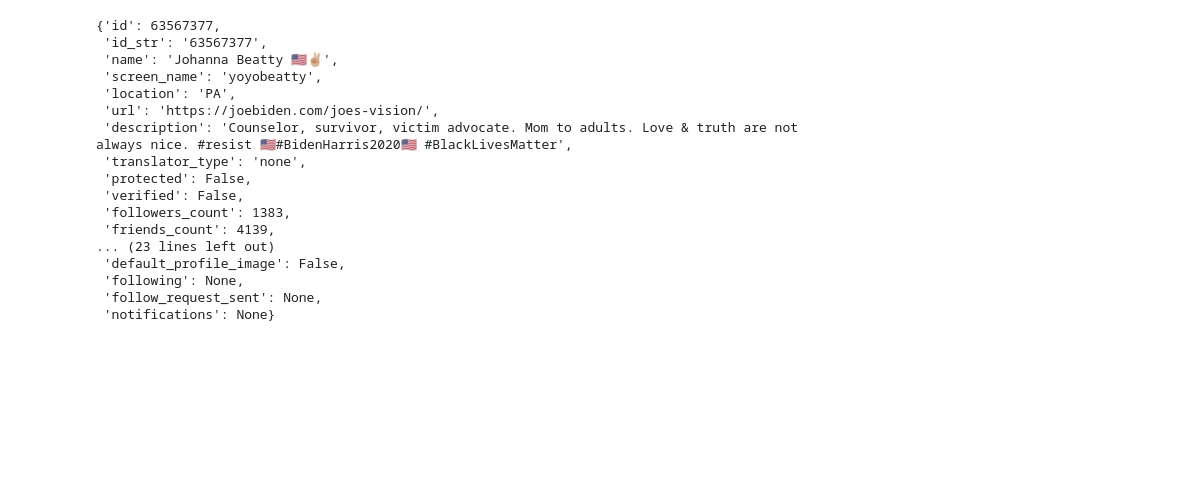
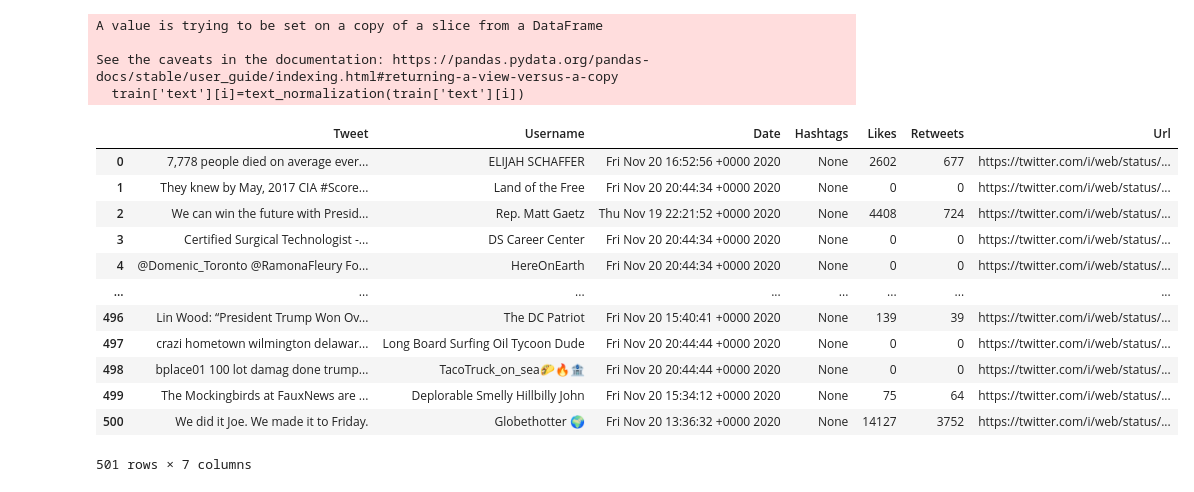
Before and after one commit to JianChen-IT/IR_Final_Project, a Jupyter notebook: IR_Final_Project.ipynb, the cells around one changed output. Saved outputs shown, nothing was run; the diff lists cells and outputs as text; code cells hidden in the pictures; blank space fills up the shorter version.

Commit message:
normalization and creation of database done

```diff
--- a/IR_Final_Project.ipynb
+++ b/IR_Final_Project.ipynb
@@ -179,21 +142,0 @@ def remove_stop_words(text: str) -> None:
-# %%
-
-train['user'][0]
-# %% [output]
-{'id': 63567377,
- 'id_str': '63567377',
- 'name': 'Johanna Beatty 🇺🇸✌🏼',
- 'screen_name': 'yoyobeatty',
- 'location': 'PA',
- 'url': 'https://joebiden.com/joes-vision/',
- 'description': 'Counselor, survivor, victim advocate. Mom to adults. Love & truth are not always nice. #resist 🇺🇸#BidenHarris2020🇺🇸 #BlackLivesMatter',
- 'translator_type': 'none',
- 'protected': False,
- 'verified': False,
- 'followers_count': 1383,
- 'friends_count': 4139,
-... (23 lines left out)
- 'default_profile_image': False,
- 'following': None,
- 'follow_request_sent': None,
- 'notifications': None}
@@ -199,0 +250,10 @@ train['user'][0]
+# %%
+for i in range(len(train)):
+    train['text'][i]=text_normalization(train['text'][i])
+
+train=remove_unnecessary_columns(train)
+# %% [output]
+A value is trying to be set on a copy of a slice from a DataFrame
+
+See the caveats in the documentation: https://pandas.pydata.org/pandas-docs/stable/user_guide/indexing.html#returning-a-view-versus-a-copy
+  train['text'][i]=text_normalization(train['text'][i])
@@ -200 +271,23 @@ train['user'][0]
+# %%
+# coger screen_name, followers_count, friends_count, favorite_count
+#  Tweet	| Username | Date | Hashtags | Likes | Retweets | Url
+
+train.iloc[0]['extended_tweet']
+#data['entities'][tweet]['urls']['expanded_tweet']
+get_tweet_data(train)
+#train
+# %% [output]
+|  | Tweet | Username | Date | Hashtags | Likes | Retweets | Url |
+| 0 | 7,778 people died on average ever... | ELIJAH SCHAFFER | Fri Nov 20 16:52:56 +0000 2020 | None | 2602 | 677 | https://twitter.com/i/web/status/... |
+| 1 | They knew by May, 2017 CIA #Score... | Land of the Free | Fri Nov 20 20:44:34 +0000 2020 | None | 0 | 0 | https://twitter.com/i/web/status/... |
+| 2 | We can win the future with Presid... | Rep. Matt Gaetz | Thu Nov 19 22:21:52 +0000 2020 | None | 4408 | 724 | https://twitter.com/i/web/status/... |
+| 3 | Certified Surgical Technologist -... | DS Career Center | Fri Nov 20 20:44:34 +0000 2020 | None | 0 | 0 | https://twitter.com/i/web/status/... |
+| 4 | @Domenic_Toronto @RamonaFleury Fo... | HereOnEarth | Fri Nov 20 20:44:34 +0000 2020 | None | 0 | 0 | https://twitter.com/i/web/status/... |
+| ... | ... | ... | ... | ... | ... | ... | ... |
+| 496 | Lin Wood: “President Trump Won Ov... | The DC Patriot | Fri Nov 20 15:40:41 +0000 2020 | None | 139 | 39 | https://twitter.com/i/web/status/... |
+| 497 | crazi hometown wilmington delawar... | Long Board Surfing Oil Tycoon Dude | Fri Nov 20 20:44:44 +0000 2020 | None | 0 | 0 | https://twitter.com/i/web/status/... |
+| 498 | bplace01 100 lot damag done trump... | TacoTruck_on_sea🌮🔥🏦 | Fri Nov 20 20:44:44 +0000 2020 | None | 0 | 0 | https://twitter.com/i/web/status/... |
+| 499 | The Mockingbirds at FauxNews are ... | Deplorable Smelly Hillbilly John | Fri Nov 20 15:34:12 +0000 2020 | None | 75 | 64 | https://twitter.com/i/web/status/... |
+| 500 | We did it Joe. We made it to Friday. | Globethotter 🌍 | Fri Nov 20 13:36:32 +0000 2020 | None | 14127 | 3752 | https://twitter.com/i/web/status/... |
+501 rows × 7 columns
 # %%
```
Also changed, not shown: parts of 8 cells of this notebook, 1 other file.
